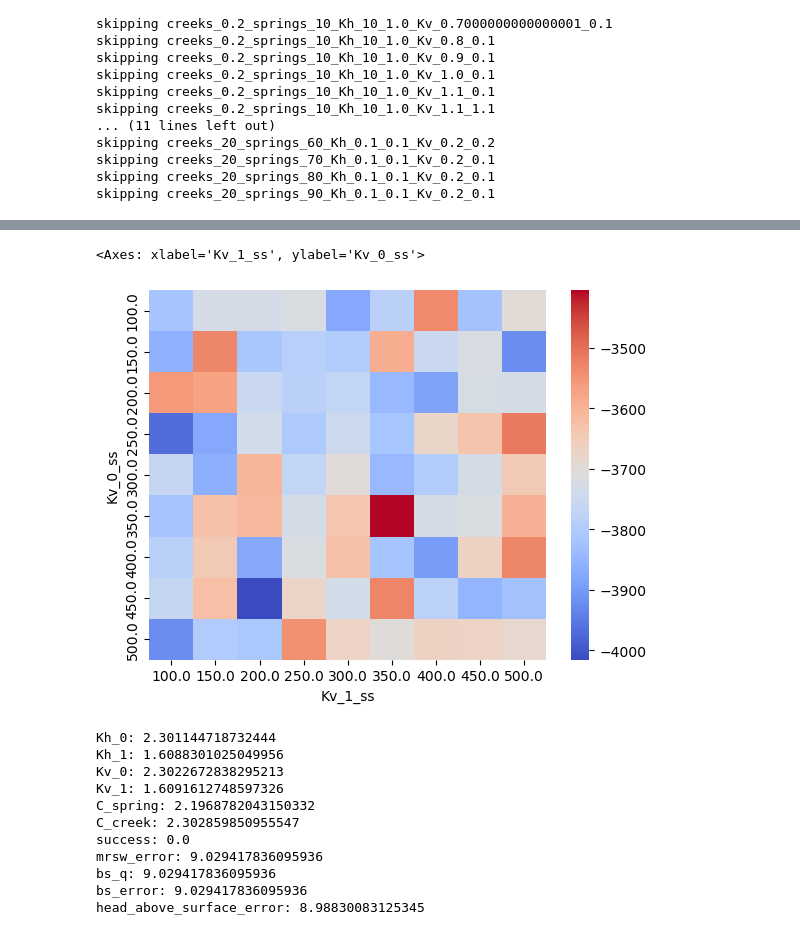
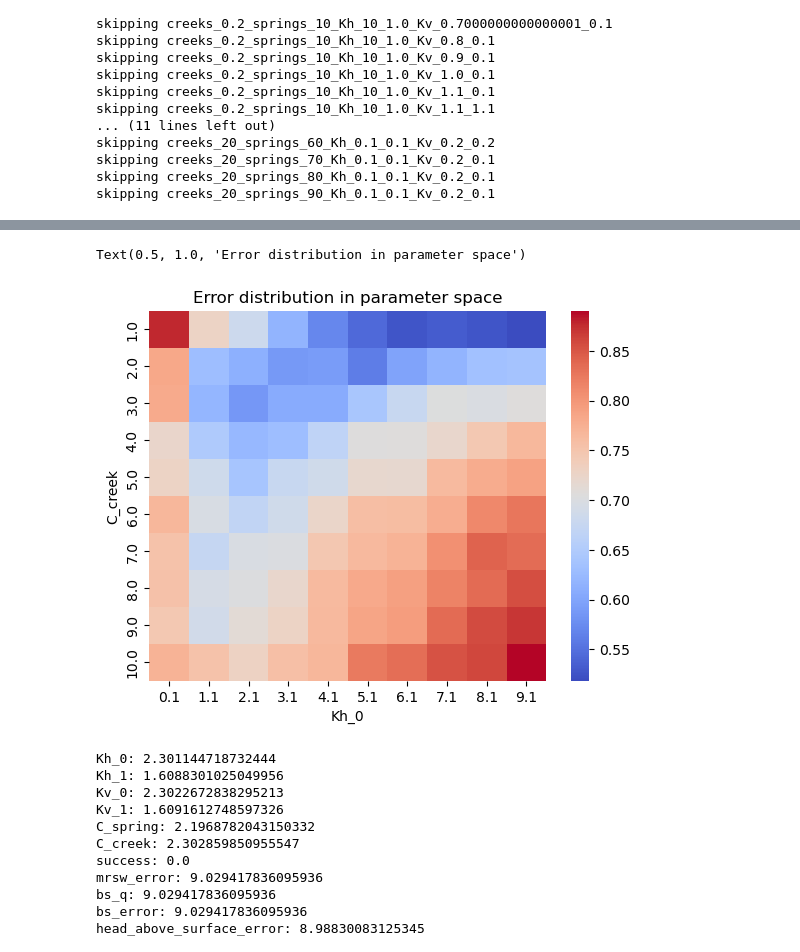
Before and after one commit to jhuang523/UMNBearSpring, a Jupyter notebook: EPM/steady_state/EPM.ipynb, the cells around one changed output, grey strips where cells are left out. Cells and saved outputs as stored; diff of their text form; code cells hidden in the pictures.

```diff
--- a/EPM/steady_state/EPM.ipynb
+++ b/EPM/steady_state/EPM.ipynb
@@ -319,3 +304,5 @@ test.drain_spd
 # %%
-mrsw.set_cal_value(mrsw.data['gw_elev[m]'].mean())
+mrsw = CalibrationData(name = 'mrsw', filename = '../../data/MRSW/MRSW_head_CSV.csv', UTME = 557091, UTMN = 4867265)
+mrsw.convert_data_to_timeseries()
+mrsw.set_cal_value(mrsw.data['gw_elev[m]'][mrsw.data['gw_elev[m]'] > 0].mean())
 # %% [output]
@@ -366,4 +353,4 @@ skipping creeks_20_springs_90_Kh_0.1_0.1_Kv_0.2_0.1
 # %%
 results = pd.read_csv('EPM_2layer/all_results.csv')
 # %%
-results
+results.mrsw_error = results.mrsw_head - mrsw.cal_value
@@ -383,0 +359,4 @@ results
+# %%
+results_weighted_sum = np.sqrt((results.mrsw_error/mrsw.cal_value)**2 + (results.bs_error/bs_q.cal_value)**2 + (results.head_above_surface_error/results.head_above_surface_error.max())**2)
+# %%
+results['results_weighted_RMSE'] = results_weighted_sum
@@ -389,8 +375,9 @@ results[abs(results.bs_error) == abs(results.bs_error).min()]
 # %%
-sns.heatmap(pd.pivot_table(data = results, values = 'bs_error', index = 'Kv_0_ss', columns = 'Kv_1_ss'), cmap = 'coolwarm')
+sns.heatmap(pd.pivot_table(data = results, values = 'results_weighted_RMSE', index = 'C_creek', columns = 'Kh_0'), cmap = 'coolwarm')
+plt.title("Error distribution in parameter space")
 # %% [output]
-<Axes: xlabel='Kv_1_ss', ylabel='Kv_0_ss'>
+Text(0.5, 1.0, 'Error distribution in parameter space')
-[figure, old version]
+[figure, new version]
 # %%
 def data_to_float(v):
     if isinstance(v, float):
```
Also changed, not shown: parts of 24 cells of this notebook, 9 other files.
